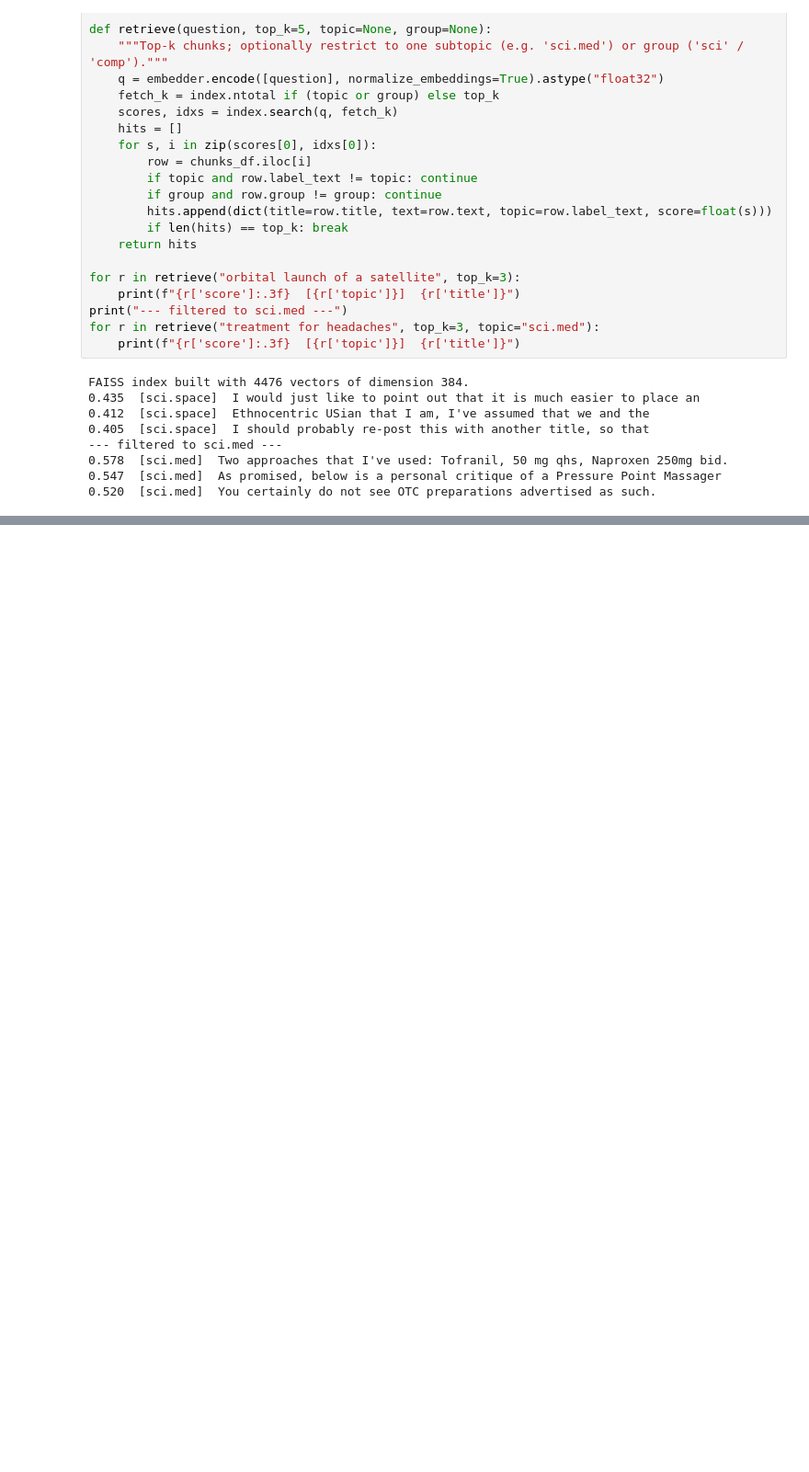
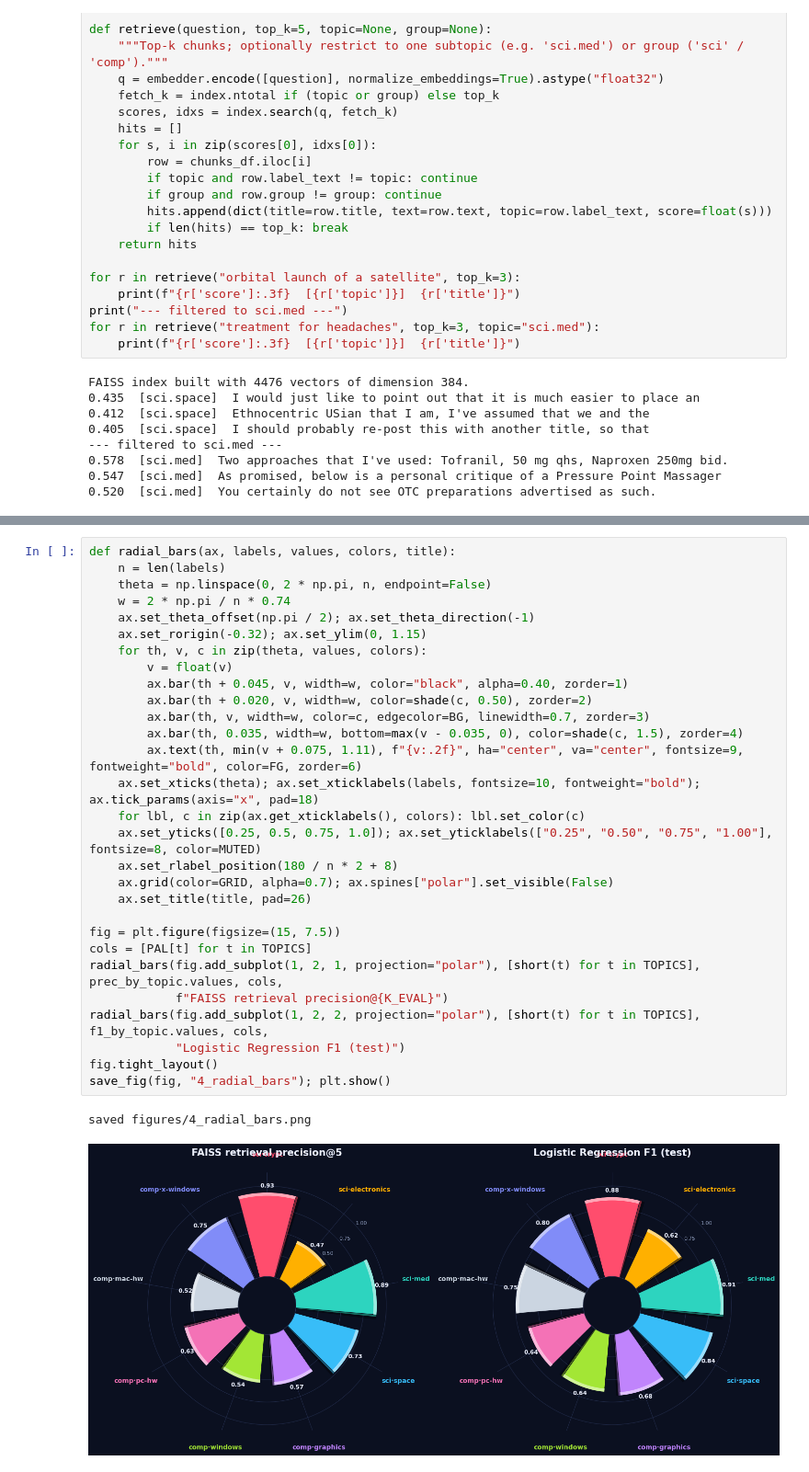
Before and after one commit to saasmodularframework/ai-application-layer-extended, a Jupyter notebook: ai_categorized.ipynb, the cells around one changed output, grey strips where cells are left out. Shown at 92% size. Saved outputs shown, nothing was run; the diff lists cells and outputs as text; blank space fills up the shorter version.

```diff
--- a/ai_categorized.ipynb
+++ b/ai_categorized.ipynb
@@ -205,0 +424,32 @@ FAISS index built with 4476 vectors of dimension 384.
+# %%
+def radial_bars(ax, labels, values, colors, title):
+    n = len(labels)
+    theta = np.linspace(0, 2 * np.pi, n, endpoint=False)
+    w = 2 * np.pi / n * 0.74
+    ax.set_theta_offset(np.pi / 2); ax.set_theta_direction(-1)
+    ax.set_rorigin(-0.32); ax.set_ylim(0, 1.15)
+    for th, v, c in zip(theta, values, colors):
+        v = float(v)
+        ax.bar(th + 0.045, v, width=w, color="black", alpha=0.40, zorder=1)
+        ax.bar(th + 0.020, v, width=w, color=shade(c, 0.50), zorder=2)
+        ax.bar(th, v, width=w, color=c, edgecolor=BG, linewidth=0.7, zorder=3)
+        ax.bar(th, 0.035, width=w, bottom=max(v - 0.035, 0), color=shade(c, 1.5), zorder=4)
+        ax.text(th, min(v + 0.075, 1.11), f"{v:.2f}", ha="center", va="center", fontsize=9, fontweight="bold", color=FG, zorder=6)
+    ax.set_xticks(theta); ax.set_xticklabels(labels, fontsize=10, fontweight="bold"); ax.tick_params(axis="x", pad=18)
+    for lbl, c in zip(ax.get_xticklabels(), colors): lbl.set_color(c)
+    ax.set_yticks([0.25, 0.5, 0.75, 1.0]); ax.set_yticklabels(["0.25", "0.50", "0.75", "1.00"], fontsize=8, color=MUTED)
+    ax.set_rlabel_position(180 / n * 2 + 8)
+    ax.grid(color=GRID, alpha=0.7); ax.spines["polar"].set_visible(False)
+    ax.set_title(title, pad=26)
+
+fig = plt.figure(figsize=(15, 7.5))
+cols = [PAL[t] for t in TOPICS]
+radial_bars(fig.add_subplot(1, 2, 1, projection="polar"), [short(t) for t in TOPICS], prec_by_topic.values, cols,
+            f"FAISS retrieval precision@{K_EVAL}")
+radial_bars(fig.add_subplot(1, 2, 2, projection="polar"), [short(t) for t in TOPICS], f1_by_topic.values, cols,
+            "Logistic Regression F1 (test)")
+fig.tight_layout()
+save_fig(fig, "4_radial_bars"); plt.show()
+# %% [output]
+saved figures/4_radial_bars.png
+[figure, added]
```
Also changed, not shown: parts of 11 cells of this notebook.
